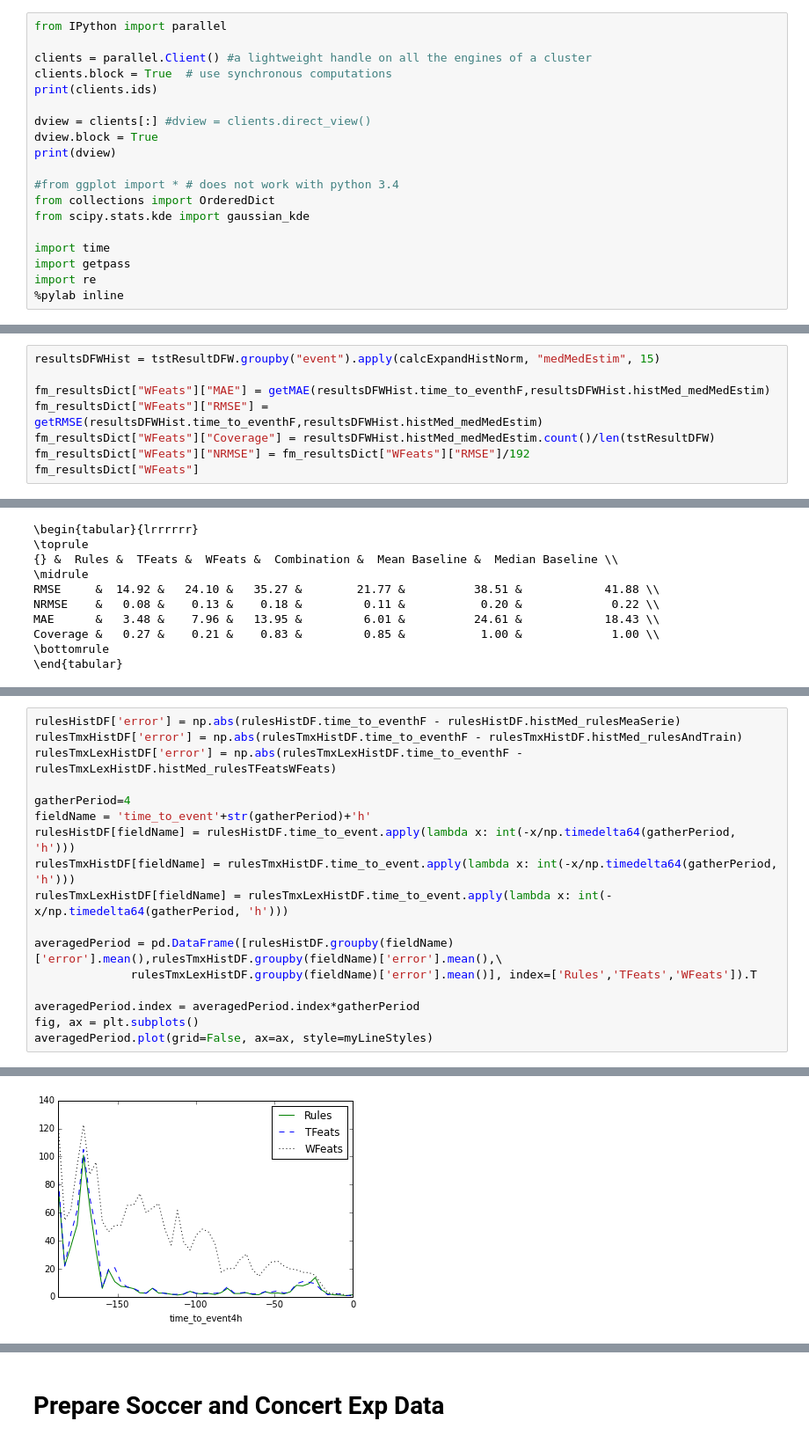
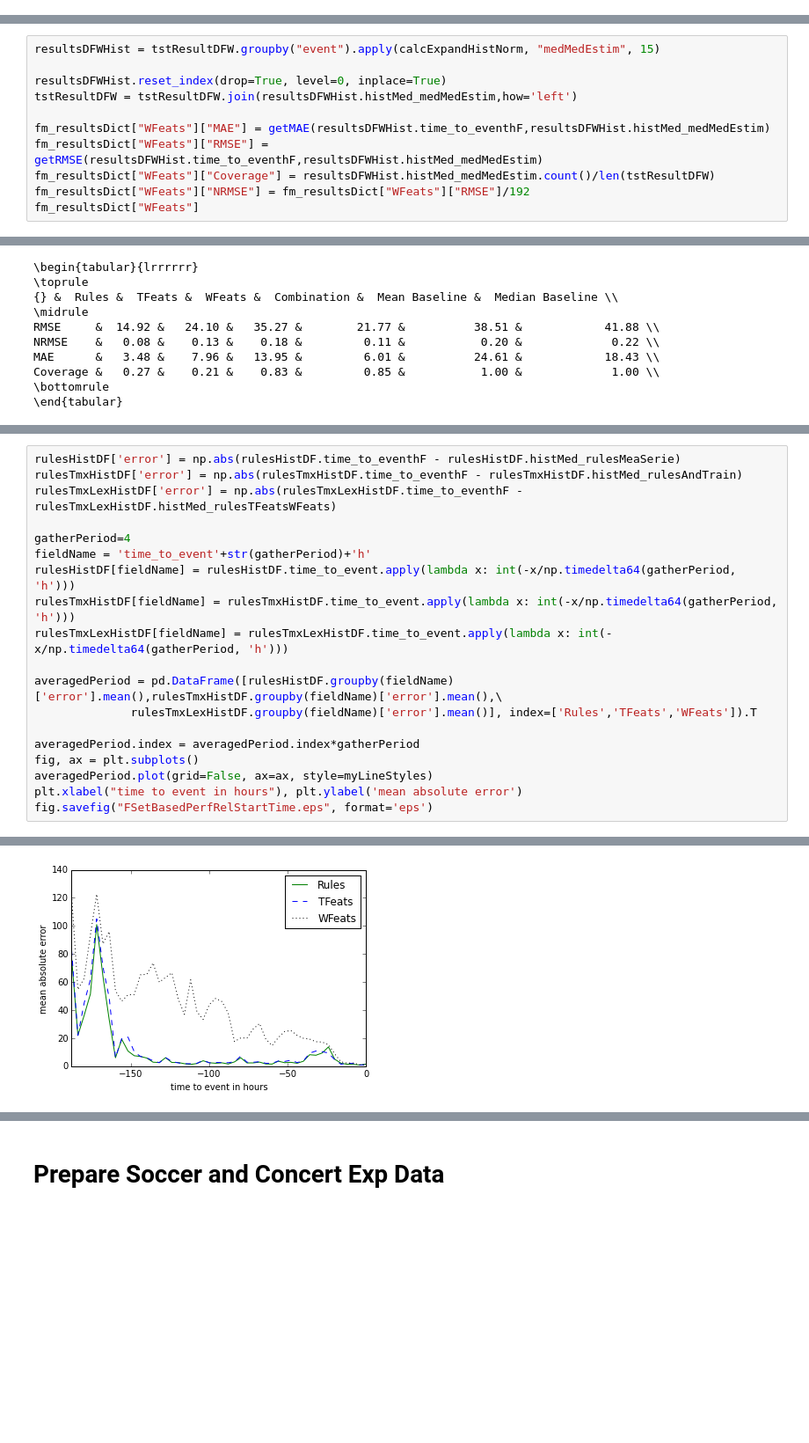
Before and after one commit to ahurriyetoglu/tte_estimation, a Jupyter notebook: WordTimeSeries.ipynb, the cells around one changed output, grey strips where cells are left out. Shown at 88% size. Drawn from its saved outputs; the diff is of its cells as text; blank space fills up the shorter version.

Commit message:
worked on MC results

```diff
--- a/WordTimeSeries.ipynb
+++ b/WordTimeSeries.ipynb
@@ -1,19 +0,0 @@
-# %%
-from IPython import parallel
-
-clients = parallel.Client() #a lightweight handle on all the engines of a cluster
-clients.block = True  # use synchronous computations
-print(clients.ids)
-
-dview = clients[:] #dview = clients.direct_view()
-dview.block = True
-print(dview)
-
-#from ggplot import * # does not work with python 3.4
-from collections import OrderedDict
-from scipy.stats.kde import gaussian_kde
-
-import time
-import getpass
-import re
-%pylab inline
@@ -2805,6 +2798,9 @@ print(sampleTweets2.to_latex(columns=['Tweet','Rule Features', 'WFeats','TFeats'
 \end{tabular}
 # %%
 resultsDFWHist = tstResultDFW.groupby("event").apply(calcExpandHistNorm, "medMedEstim", 15)
+
+resultsDFWHist.reset_index(drop=True, level=0, inplace=True)
+tstResultDFW = tstResultDFW.join(resultsDFWHist.histMed_medMedEstim,how='left')
 
 fm_resultsDict["WFeats"]["MAE"] = getMAE(resultsDFWHist.time_to_eventhF,resultsDFWHist.histMed_medMedEstim)
 fm_resultsDict["WFeats"]["RMSE"] = getRMSE(resultsDFWHist.time_to_eventhF,resultsDFWHist.histMed_medMedEstim)
@@ -3050,4 +3035,6 @@ averagedPeriod = pd.DataFrame([rulesHistDF.groupby(fieldName)['error'].mean(),ru
 averagedPeriod.index = averagedPeriod.index*gatherPeriod
 fig, ax = plt.subplots()
 averagedPeriod.plot(grid=False, ax=ax, style=myLineStyles)
+plt.xlabel("time to event in hours"), plt.ylabel('mean absolute error')
+fig.savefig("FSetBasedPerfRelStartTime.eps", format='eps')
 # %% [output]
@@ -3055,4 +3041,4 @@ averagedPeriod.plot(grid=False, ax=ax, style=myLineStyles)
-[figure, old version]
+[figure, new version]
 # %%
 myfig, myDF = getErrorPerTTEFig(tstResultDFT.time_to_event, tstResultDFT.time_to_eventhF, tstResultDFT.priorityALLEst,\
                                 medBaseHistDF.histMed_medianBase, meaBaseHistDF.histMed_meanBase, gather_period=4)
```
Also changed, not shown: parts of 54 cells of this notebook.
